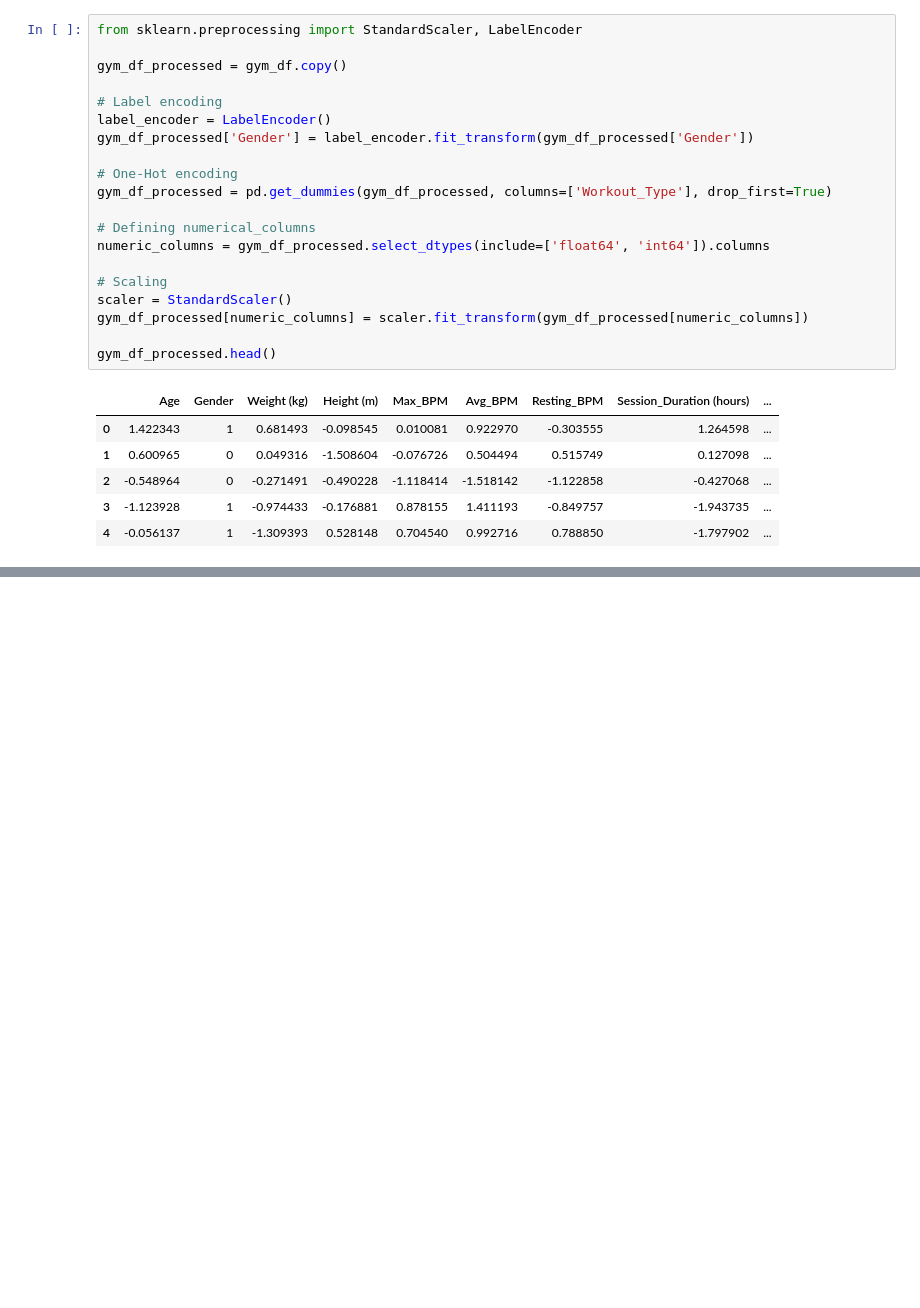
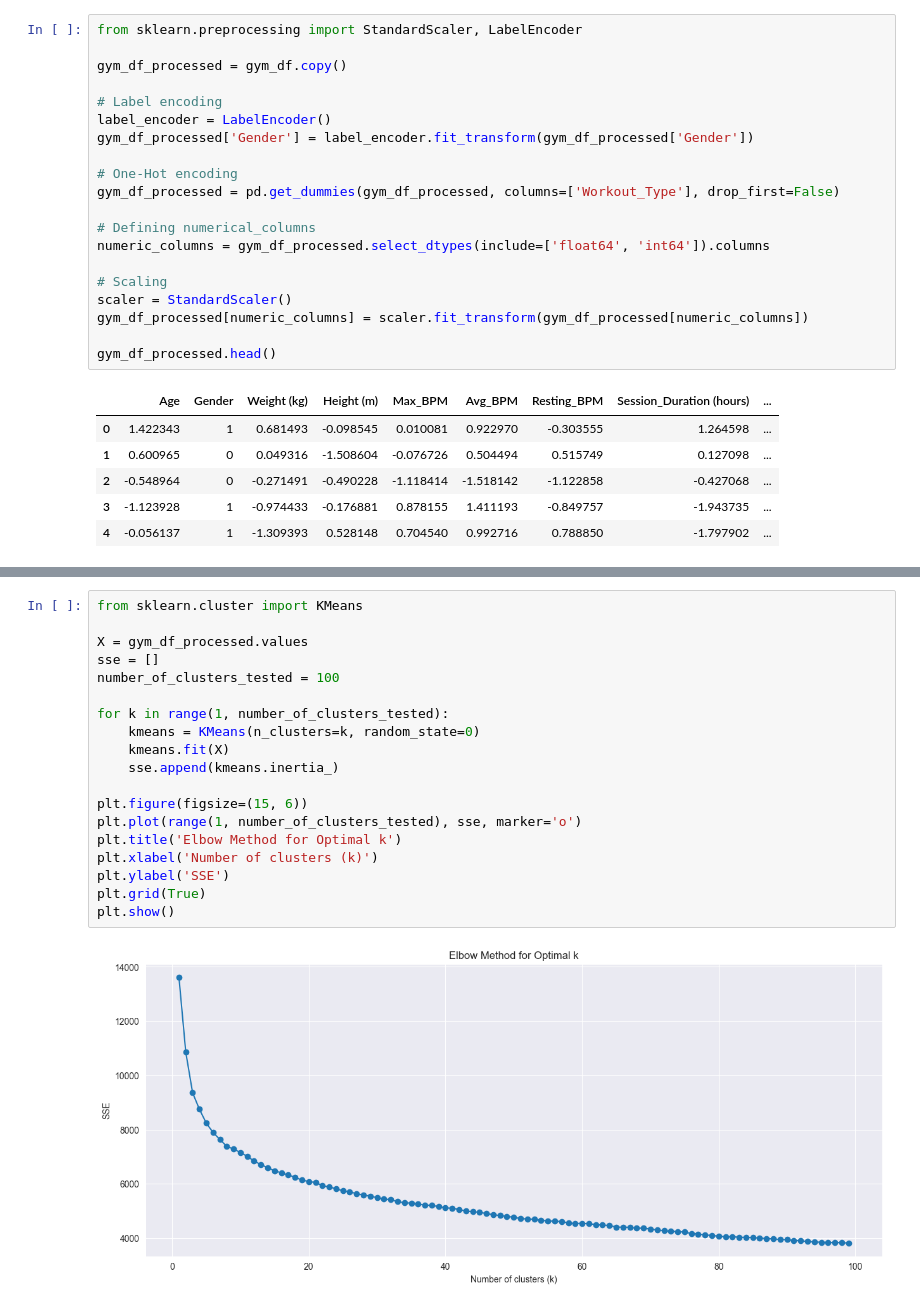
Before and after one commit to Falanger-debug/Data-Analyticts, a Jupyter notebook: Clustering - advanced/Lizak_Lukasz_Clustering_advanced.ipynb, the cells around one changed output, grey strips where cells are left out. Drawn from its saved outputs; the diff is of its cells as text; blank space fills up the shorter version.

Commit message:
almost finished clustering-adv

```diff
--- a/Clustering - advanced/Lizak_Lukasz_Clustering_advanced.ipynb
+++ b/Clustering - advanced/Lizak_Lukasz_Clustering_advanced.ipynb
@@ -117,7 +119,7 @@ label_encoder = LabelEncoder()
 gym_df_processed['Gender'] = label_encoder.fit_transform(gym_df_processed['Gender'])
 
 # One-Hot encoding
-gym_df_processed = pd.get_dummies(gym_df_processed, columns=['Workout_Type'], drop_first=True)
+gym_df_processed = pd.get_dummies(gym_df_processed, columns=['Workout_Type'], drop_first=False)
 
 # Defining numerical_columns
 numeric_columns = gym_df_processed.select_dtypes(include=['float64', 'int64']).columns
@@ -136,0 +143,21 @@ gym_df_processed.head()
+# %%
+from sklearn.cluster import KMeans
+
+X = gym_df_processed.values
+sse = []
+number_of_clusters_tested = 100
+
+for k in range(1, number_of_clusters_tested):
+    kmeans = KMeans(n_clusters=k, random_state=0)
+    kmeans.fit(X)
+    sse.append(kmeans.inertia_)
+
+plt.figure(figsize=(15, 6))
+plt.plot(range(1, number_of_clusters_tested), sse, marker='o')
+plt.title('Elbow Method for Optimal k')
+plt.xlabel('Number of clusters (k)')
+plt.ylabel('SSE')
+plt.grid(True)
+plt.show()
+# %% [output]
+[figure, added]
```
Also changed, not shown: parts of 62 cells of this notebook.
